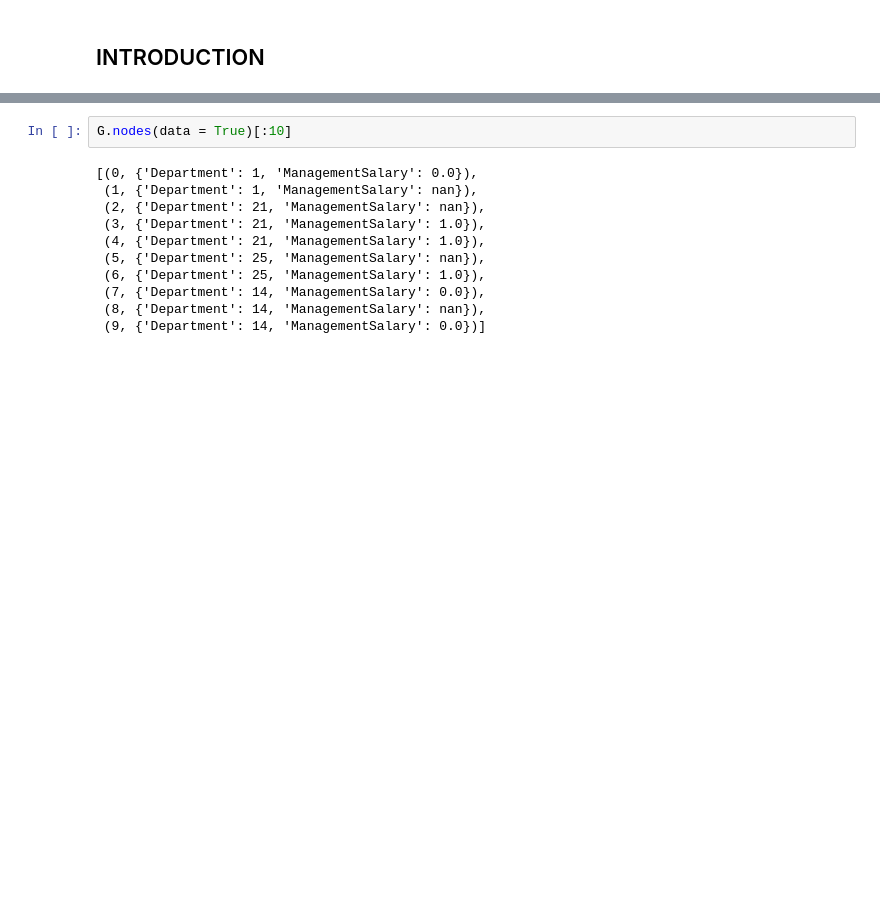
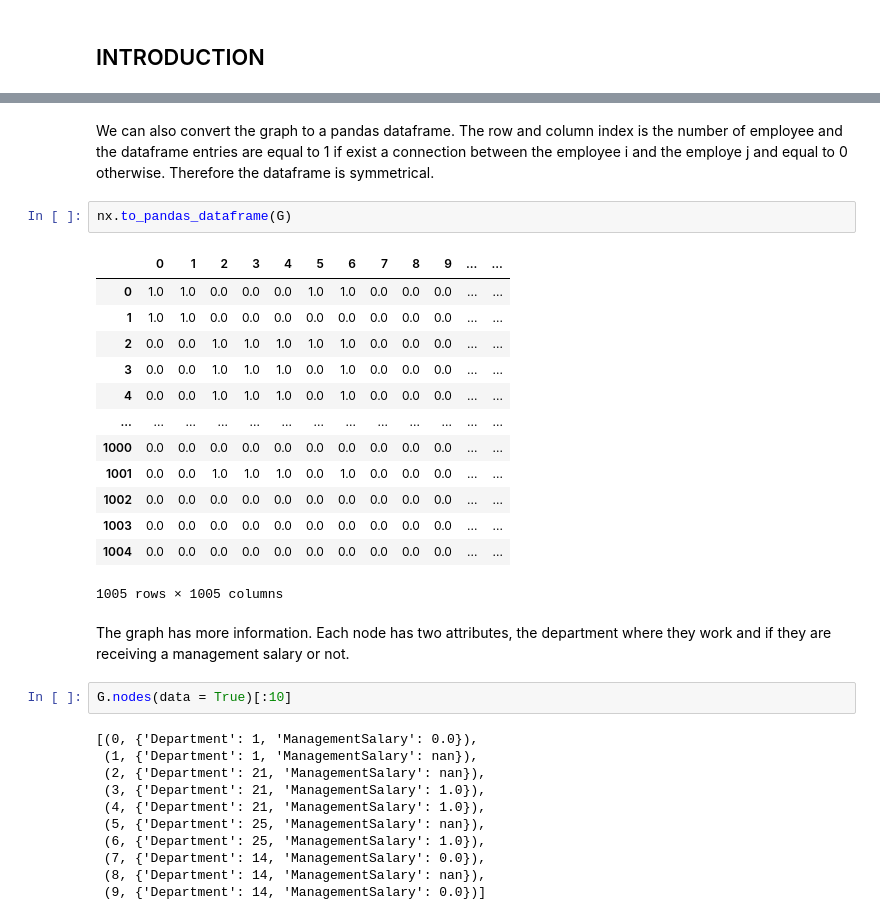
Before and after one commit to Albert-AGM/email_network, a Jupyter notebook: email_network.ipynb, the cells around one changed output, grey strips where cells are left out. Drawn from its saved outputs; the diff is of its cells as text; blank space fills up the shorter version.

```diff
--- a/email_network.ipynb
+++ b/email_network.ipynb
@@ -47,3 +84,23 @@ If we look at the attributes of the network, we can see how there are people wit
+# %% [markdown]
+We can also convert the graph to a pandas dataframe. The row and column index is the number of employee and the dataframe entries are equal to 1 if exist a connection between the employee i and the employe j and equal to 0 otherwise. Therefore the dataframe is symmetrical.
+# %%
+nx.to_pandas_dataframe(G)
+# %% [output]
+|  | 0 | 1 | 2 | 3 | 4 | 5 | 6 | 7 | 8 | 9 | ... | ... |
+| 0 | 1.0 | 1.0 | 0.0 | 0.0 | 0.0 | 1.0 | 1.0 | 0.0 | 0.0 | 0.0 | ... | ... |
+| 1 | 1.0 | 1.0 | 0.0 | 0.0 | 0.0 | 0.0 | 0.0 | 0.0 | 0.0 | 0.0 | ... | ... |
+| 2 | 0.0 | 0.0 | 1.0 | 1.0 | 1.0 | 1.0 | 1.0 | 0.0 | 0.0 | 0.0 | ... | ... |
+| 3 | 0.0 | 0.0 | 1.0 | 1.0 | 1.0 | 0.0 | 1.0 | 0.0 | 0.0 | 0.0 | ... | ... |
+| 4 | 0.0 | 0.0 | 1.0 | 1.0 | 1.0 | 0.0 | 1.0 | 0.0 | 0.0 | 0.0 | ... | ... |
+| ... | ... | ... | ... | ... | ... | ... | ... | ... | ... | ... | ... | ... |
+| 1000 | 0.0 | 0.0 | 0.0 | 0.0 | 0.0 | 0.0 | 0.0 | 0.0 | 0.0 | 0.0 | ... | ... |
+| 1001 | 0.0 | 0.0 | 1.0 | 1.0 | 1.0 | 0.0 | 1.0 | 0.0 | 0.0 | 0.0 | ... | ... |
+| 1002 | 0.0 | 0.0 | 0.0 | 0.0 | 0.0 | 0.0 | 0.0 | 0.0 | 0.0 | 0.0 | ... | ... |
+| 1003 | 0.0 | 0.0 | 0.0 | 0.0 | 0.0 | 0.0 | 0.0 | 0.0 | 0.0 | 0.0 | ... | ... |
+| 1004 | 0.0 | 0.0 | 0.0 | 0.0 | 0.0 | 0.0 | 0.0 | 0.0 | 0.0 | 0.0 | ... | ... |
+1005 rows × 1005 columns
+# %% [markdown]
+The graph has more information. Each node has two attributes, the department where they work and if they are receiving a management salary or not.
 # %%
 G.nodes(data = True)[:10]
 # %% [output]
```
Also changed, not shown: parts of 39 cells of this notebook, 1 other file.
